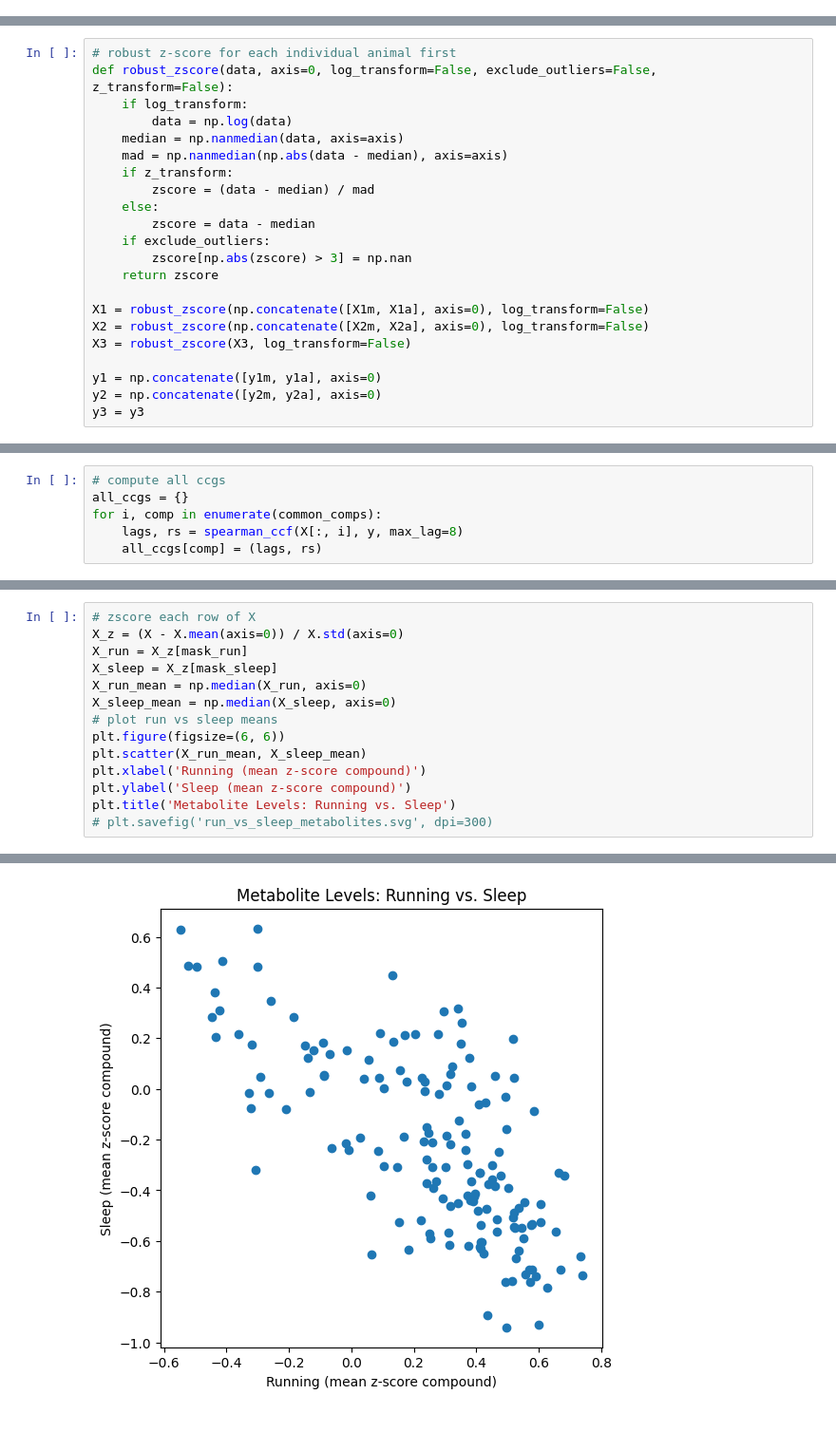
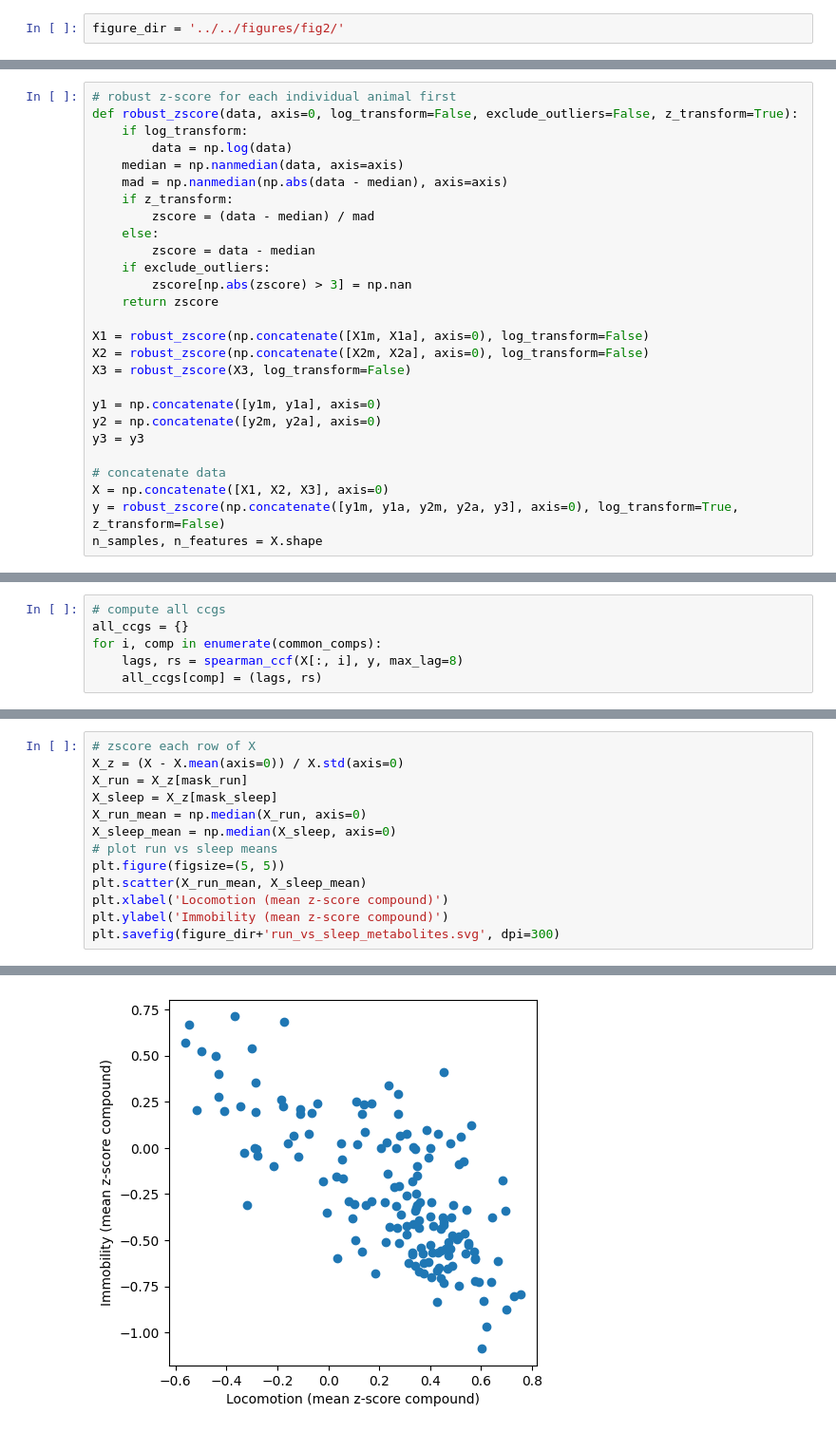
Before and after one commit to michnard/Microdialysis_Paper, a Jupyter notebook: scripts/analyses/Fig2.ipynb, the cells around one changed output, grey strips where cells are left out. Shown at 95% size. Saved outputs shown, nothing was run; the diff lists cells and outputs as text.

```diff
--- a/scripts/analyses/Fig2.ipynb
+++ b/scripts/analyses/Fig2.ipynb
@@ -3,6 +3,8 @@ import numpy as np
 import pandas as pd
 import matplotlib.pyplot as plt
 from scipy.stats import spearmanr
+# %%
+figure_dir = '../../figures/fig2/'
 # %%
 # load data
 horm_beh = np.load('../../data/processed/compounds_aligned_speed.npy', allow_pickle=True).item()
@@ -19,7 +21,7 @@ y3 = horm_beh['y3']
 common_comps = horm_beh['common_comps']
 # %%
 # robust z-score for each individual animal first
-def robust_zscore(data, axis=0, log_transform=False, exclude_outliers=False, z_transform=False):
+def robust_zscore(data, axis=0, log_transform=False, exclude_outliers=False, z_transform=True):
     if log_transform:
         data = np.log(data)
     median = np.nanmedian(data, axis=axis)
@@ -39,3 +41,8 @@ X3 = robust_zscore(X3, log_transform=False)
 y1 = np.concatenate([y1m, y1a], axis=0)
 y2 = np.concatenate([y2m, y2a], axis=0)
 y3 = y3
+
+# concatenate data
+X = np.concatenate([X1, X2, X3], axis=0)
+y = robust_zscore(np.concatenate([y1m, y1a, y2m, y2a, y3], axis=0), log_transform=True, z_transform=False)
+n_samples, n_features = X.shape
@@ -554,10 +301,9 @@ X_sleep = X_z[mask_sleep]
 X_run_mean = np.median(X_run, axis=0)
 X_sleep_mean = np.median(X_sleep, axis=0)
 # plot run vs sleep means
-plt.figure(figsize=(6, 6))
+plt.figure(figsize=(5, 5))
 plt.scatter(X_run_mean, X_sleep_mean)
-plt.xlabel('Running (mean z-score compound)')
-plt.ylabel('Sleep (mean z-score compound)')
-plt.title('Metabolite Levels: Running vs. Sleep')
-# plt.savefig('run_vs_sleep_metabolites.svg', dpi=300)
+plt.xlabel('Locomotion (mean z-score compound)')
+plt.ylabel('Immobility (mean z-score compound)')
+plt.savefig(figure_dir+'run_vs_sleep_metabolites.svg', dpi=300)
 # %% [output]
@@ -565,4 +310,4 @@ Text(0.5, 1.0, 'Metabolite Levels: Running vs. Sleep')
-[figure, old version]
+[figure, new version]
 # %%
 # extract the 20 ones that are highest in run and lowest in sleep
 diff = X_run_mean - X_sleep_mean
```
Also changed, not shown: parts of 43 cells of this notebook, 15 other files.
